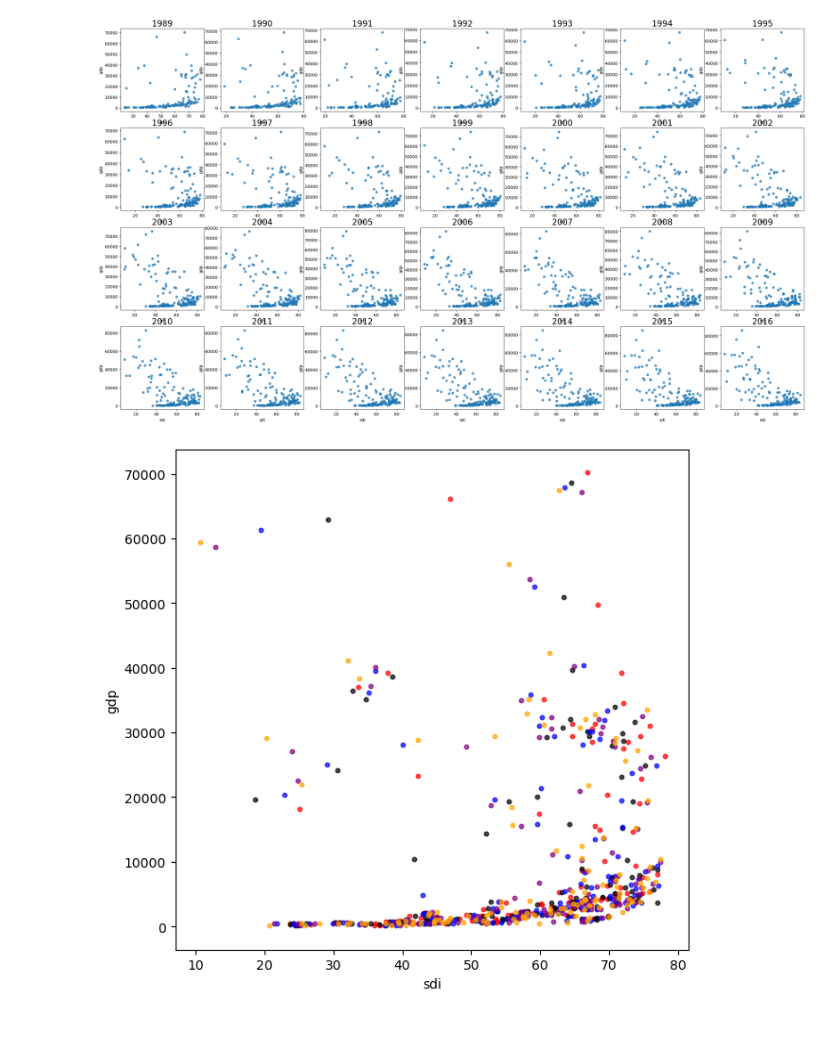
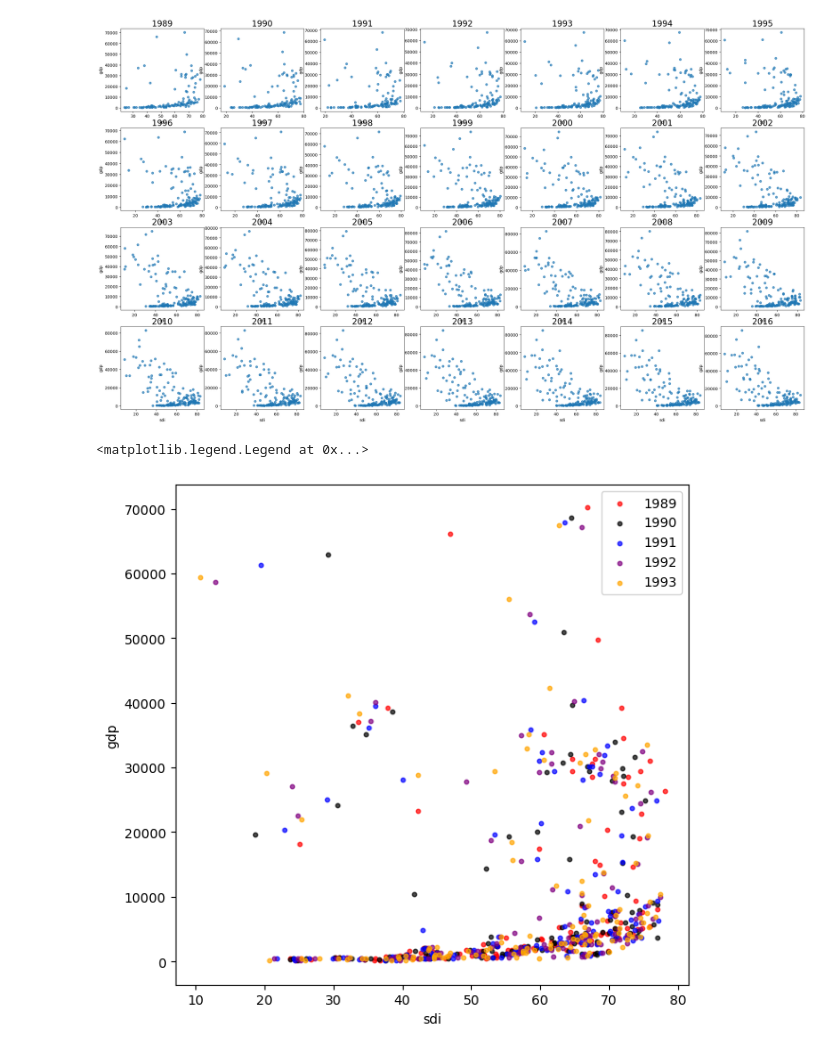
Before and after one commit to Thomas-French/Project-6-gapminder, a Jupyter notebook: Project6.ipynb, the cells around one changed output. Cells and saved outputs as stored; diff of their text form; code cells hidden in the pictures.

```diff
--- a/Project6.ipynb
+++ b/Project6.ipynb
@@ -205,27 +217,32 @@ for h in range(0,int(yrs)):
 # %%
 colors=["red","black","blue",'purple','orange','green','darkgoldenrod'
         ,'chocolate','olivedrab','aquamarine','mediumorchid','deepskyblue']
 
 fig, ax = plt.subplots(1,1,figsize=(7,7), dpi=100)
 years=list(df.columns)
 years.remove('country')
 #print(years)
 
 #df=df.fillna(0)
 dfgdp = dfgdp.replace(0, np.nan)
 
 
 for h in range(0,5):
+    #x = df[years[h]]
+    #y = dfgdp[years[h]]
 
+    #plt.np.polyfit(np.log(x.iloc[1,:]), y.iloc[1,:], 2)
     ax.scatter(x=df[years[h]],y=dfgdp[years[h]],color=colors[h],s=10,alpha=.7)
     ax.set_ylabel("gdp")
     ax.set_xlabel("sdi")
+plt.legend(years)
     #m,b = np.polyfit(df[years[h]], dfgdp[years[h]], 1)
     #x_fit = np.arange(0,100,30)
     #y_fit=(m*x_fit)+b
     #ax.plot(x_fit,y_fit,color=colors[h],alpha=.8,linewidth=1)
 
 
     #dfgdp.corr()
 # %% [output]
+<matplotlib.legend.Legend at 0x...>
-[figure, old version]
+[figure, new version]
```
Also changed, not shown: parts of 8 cells of this notebook, 1 other file.
